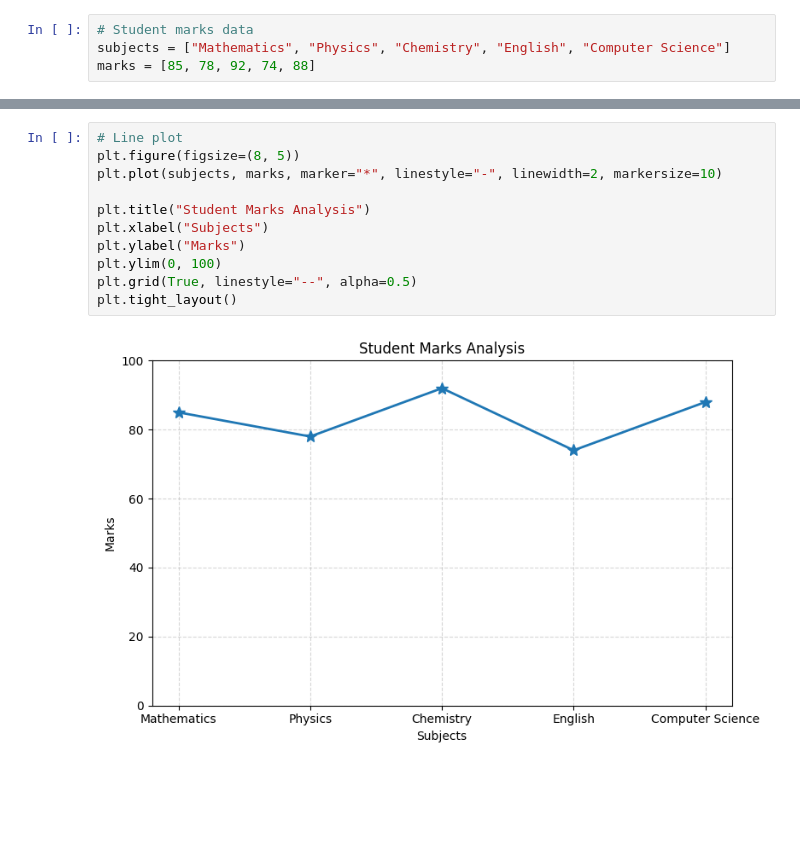
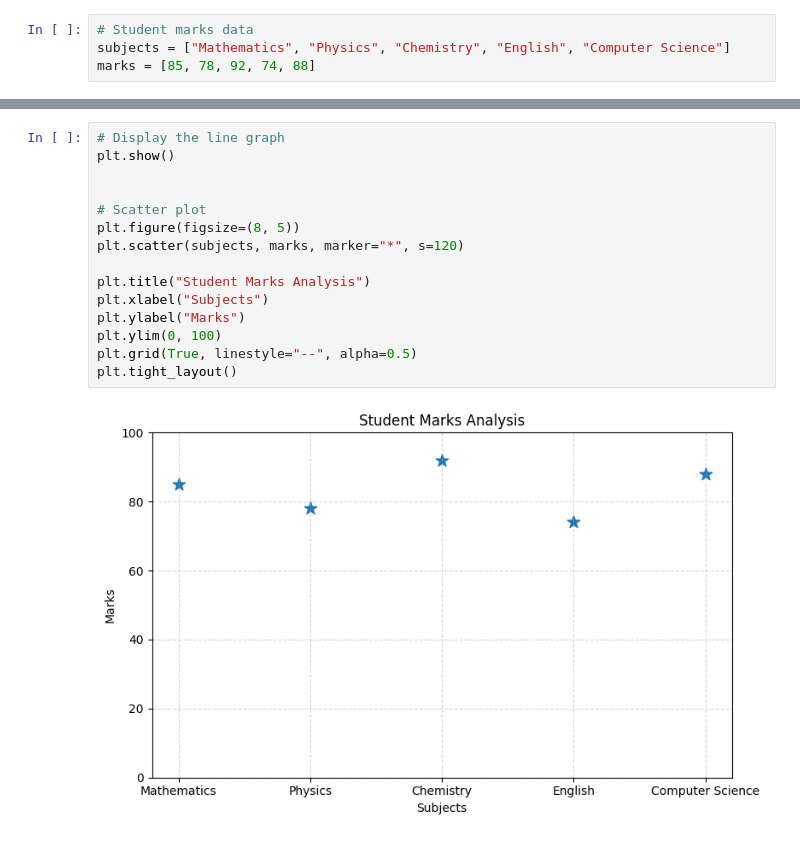
Before and after one commit to shivamkumar359/03-rd-SEM--ASSIGNMENTS, a Jupyter notebook: PDS_W7_ASSIGNMENT_W7_Q_1.ipynb, the cells around one changed output, grey strips where cells are left out. Drawn from its saved outputs; the diff is of its cells as text; blank space fills up the shorter version.

```diff
--- a/PDS_W7_ASSIGNMENT_W7_Q_1.ipynb
+++ b/PDS_W7_ASSIGNMENT_W7_Q_1.ipynb
@@ -9,13 +37,17 @@ marks = [85, 78, 92, 74, 88]
 # %%
-# Line plot
+# Display the line graph
+plt.show()
+
+
+# Scatter plot
 plt.figure(figsize=(8, 5))
-plt.plot(subjects, marks, marker="*", linestyle="-", linewidth=2, markersize=10)
+plt.scatter(subjects, marks, marker="*", s=120)
 
 plt.title("Student Marks Analysis")
 plt.xlabel("Subjects")
 plt.ylabel("Marks")
 plt.ylim(0, 100)
 plt.grid(True, linestyle="--", alpha=0.5)
 plt.tight_layout()
 # %% [output]
-[figure, old version]
+[figure, new version]
```
Also changed, not shown: parts of 1 cell of this notebook.
